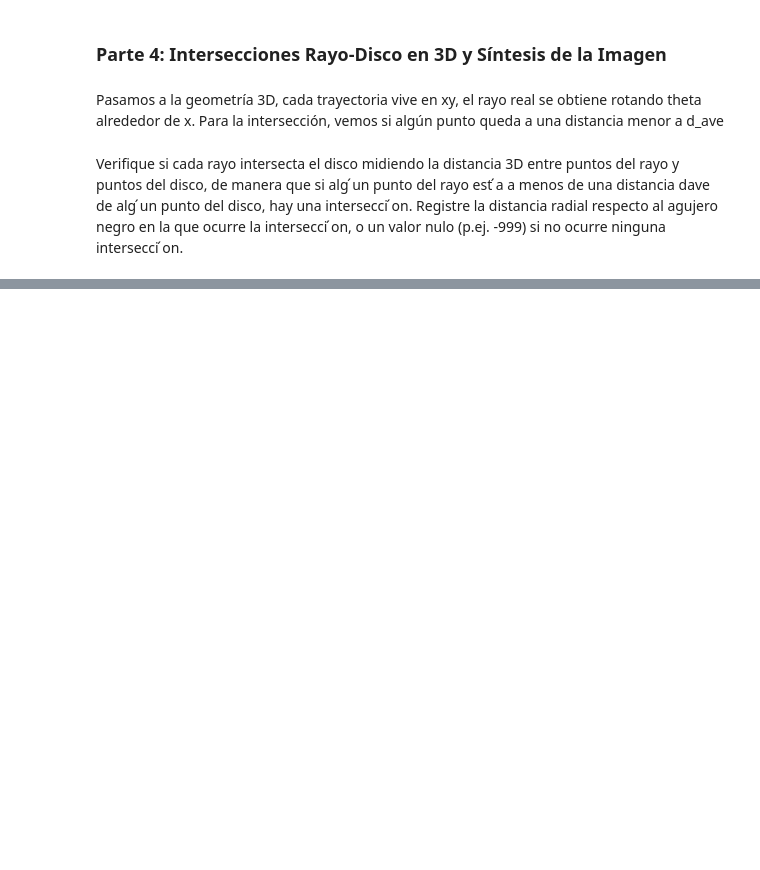
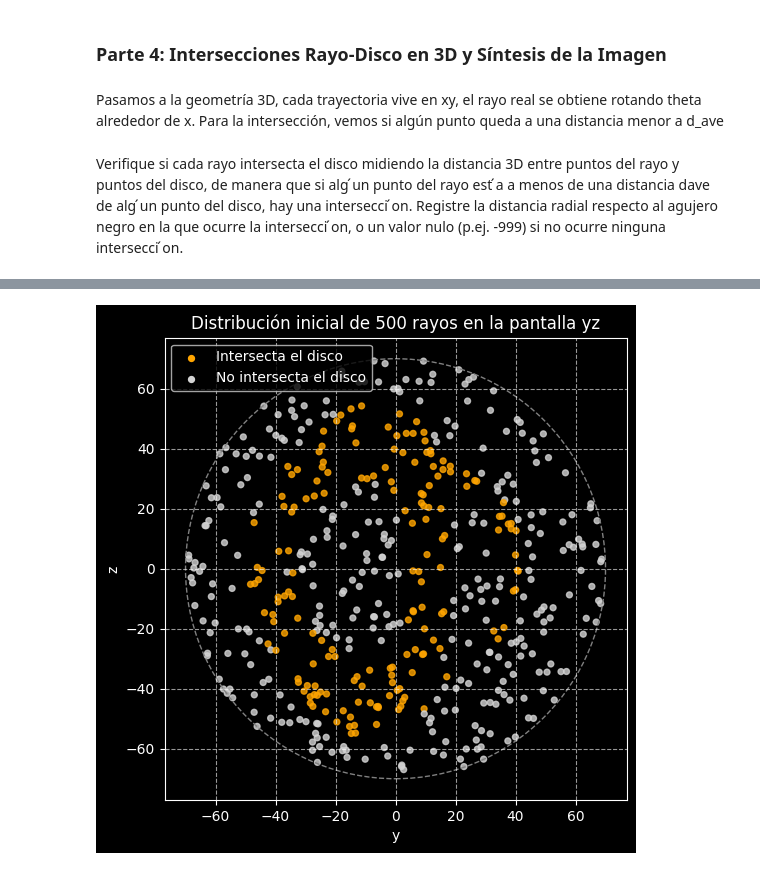
Before and after one commit to soleildayana/Modern-Astrophysics, a Jupyter notebook: AstroModerna_Proyecto_I.ipynb, the cells around one changed output, grey strips where cells are left out. Cells and saved outputs as stored; diff of their text form; code cells hidden in the pictures; blank space fills up the shorter version.

```diff
--- a/AstroModerna_Proyecto_I.ipynb
+++ b/AstroModerna_Proyecto_I.ipynb
@@ -413,0 +412,24 @@ Proporción de rayos que intersectan el disco: 0.23
+# %%
+# Distribución inicial de los rayos en la pantalla yz,
+# diferenciando los que intersectan el disco
+
+fig, ax = plt.subplots(figsize=(6, 6))
+plt.style.use('dark_background')
+
+colors = np.where(rays_intersecting_disk, 'orange', 'lightgray')
+ax.scatter(y0, z0, s=18, c=colors, alpha=0.8)
+ax.add_patch(plt.Circle((0, 0), R, fill=False, ls='--', color='gray'))
+
+# Elementos de leyenda sin duplicar los puntos del gráfico
+ax.scatter([], [], s=18, color='orange', label='Intersecta el disco')
+ax.scatter([], [], s=18, color='lightgray', label='No intersecta el disco')
+
+ax.set_xlabel('y')
+ax.set_ylabel('z')
+ax.set_aspect('equal')
+ax.set_title(f'Distribución inicial de {N} rayos en la pantalla yz')
+ax.grid(True, linestyle='--', alpha=0.6)
+ax.legend()
+plt.show()
+# %% [output]
+[figure, added]
```
Also changed, not shown: parts of 13 cells of this notebook, 1 other file.
